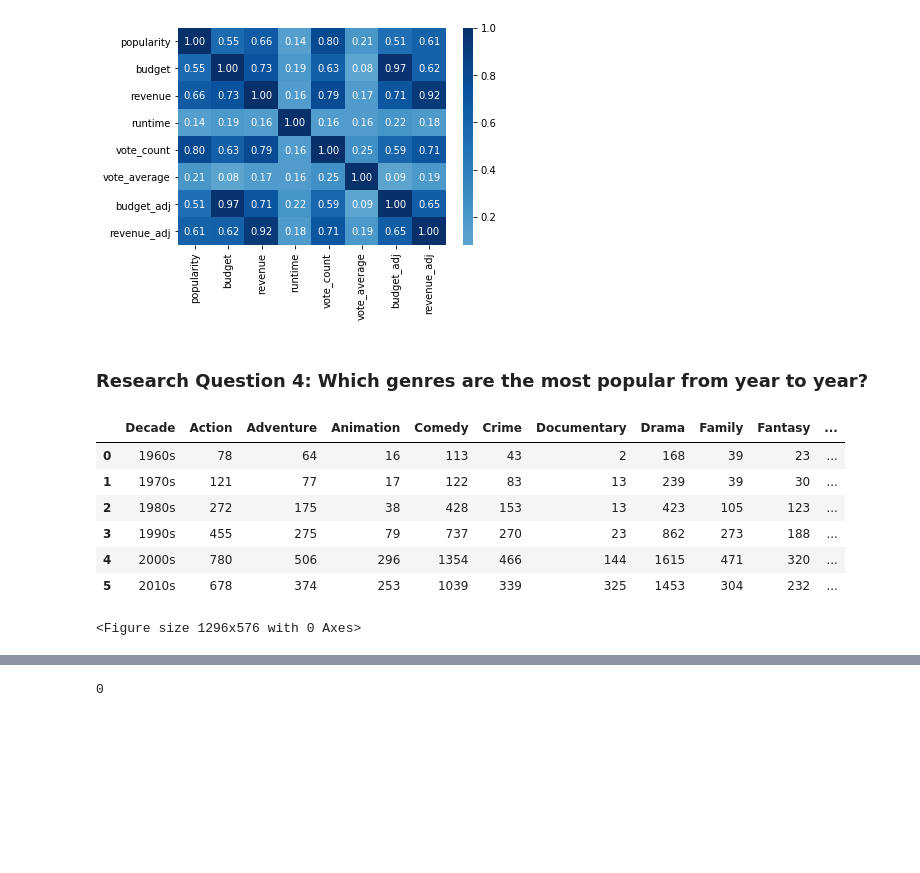
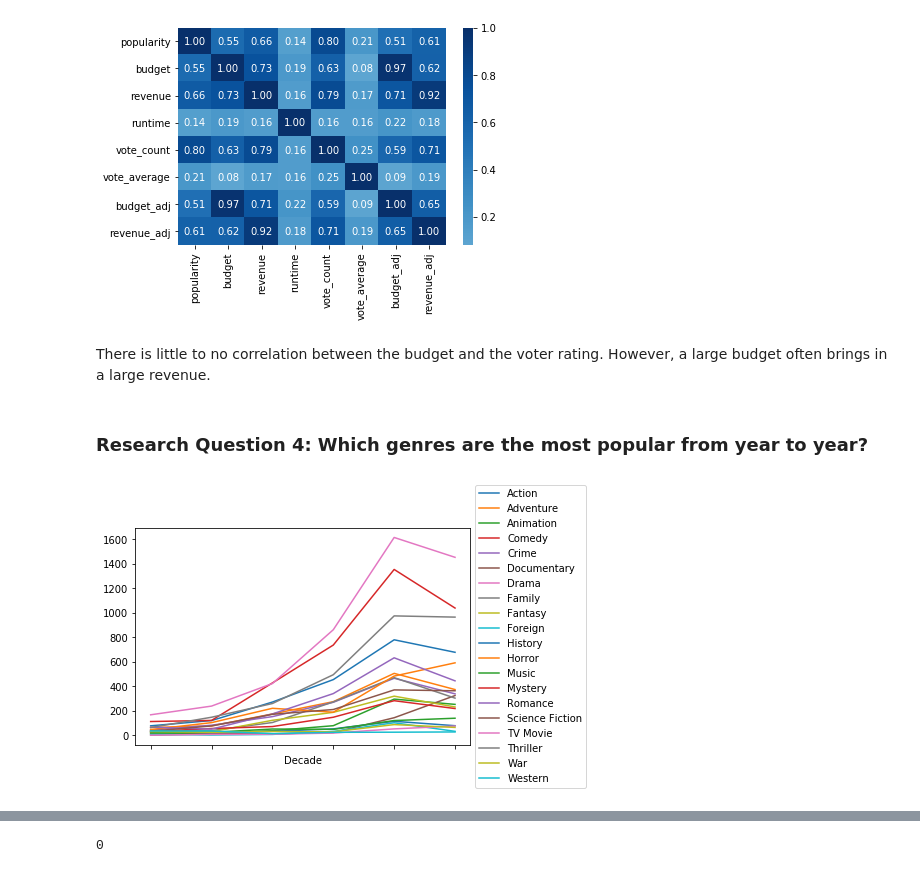
Before and after one commit to basharc77/movie-viewership-changes, a Jupyter notebook: Investigate_a_Dataset.ipynb, the cells around one changed output, grey strips where cells are left out. Cells and saved outputs as stored; diff of their text form; code cells hidden in the pictures; blank space fills up the shorter version.

```diff
--- a/Investigate_a_Dataset.ipynb
+++ b/Investigate_a_Dataset.ipynb
@@ -157,30 +151,22 @@ sb.heatmap(df[quant_vars].corr(), cmap = 'Blues', annot = True, fmt = '.2f', cen
 plt.show()
 # %% [output]
 [figure]
+# %% [markdown]
+There is little to no correlation between the budget and the voter rating. However, a large budget often brings in a large revenue.
 # %% [markdown]
 ### Research Question 4: Which genres are the most popular from year to year?
 # %%
 # split the different genres into their own columns and get dummy variables that can be counted
 df2 = pd.concat([df, df['genres'].str.get_dummies(sep = '|')], axis = 1)
 
 # cut the years into decades
 binsize = 10
 bins = np.arange(df['release_year'].min(), df['release_year'].max()+binsize, binsize)
 df2['Decade'] = pd.cut(df2['release_year'], bins = bins, right = False, labels = ['1960s','1970s','1980s','1990s','2000s','2010s'])
 
-# group the number of moview by genre for each decade
-plt.figure(figsize = [18,8])
-gb = df2.groupby('Decade')[['Action','Adventure','Animation','Comedy','Crime','Documentary','Drama','Family','Fantasy','Foreign','History','Horror','Music','Mystery','Romance','Science Fiction','TV Movie','Thriller','War','Western']].sum()
-gb.reset_index(inplace = True)
-gb
-
-# plot groupby object
+# group the number of moview by genre for each decade and plot line plot
+gb = df2.groupby('Decade')[['Action','Adventure','Animation','Comedy','Crime','Documentary','Drama','Family','Fantasy','Foreign','History','Horror','Music','Mystery','Romance','Science Fiction','TV Movie','Thriller','War','Western']].sum().plot()
+plt.legend(loc = 'center left', bbox_to_anchor = (1, 0.5), ncol = 1)
+plt.show()
 # %% [output]
-|  | Decade | Action | Adventure | Animation | Comedy | Crime | Documentary | Drama | Family | Fantasy | ... |
-| 0 | 1960s | 78 | 64 | 16 | 113 | 43 | 2 | 168 | 39 | 23 | ... |
-| 1 | 1970s | 121 | 77 | 17 | 122 | 83 | 13 | 239 | 39 | 30 | ... |
-| 2 | 1980s | 272 | 175 | 38 | 428 | 153 | 13 | 423 | 105 | 123 | ... |
-| 3 | 1990s | 455 | 275 | 79 | 737 | 270 | 23 | 862 | 273 | 188 | ... |
-| 4 | 2000s | 780 | 506 | 296 | 1354 | 466 | 144 | 1615 | 471 | 320 | ... |
-| 5 | 2010s | 678 | 374 | 253 | 1039 | 339 | 325 | 1453 | 304 | 232 | ... |
-<Figure size 1296x576 with 0 Axes>
+[figure, added]
```
Also changed, not shown: parts of 20 cells of this notebook, 1 other file.
